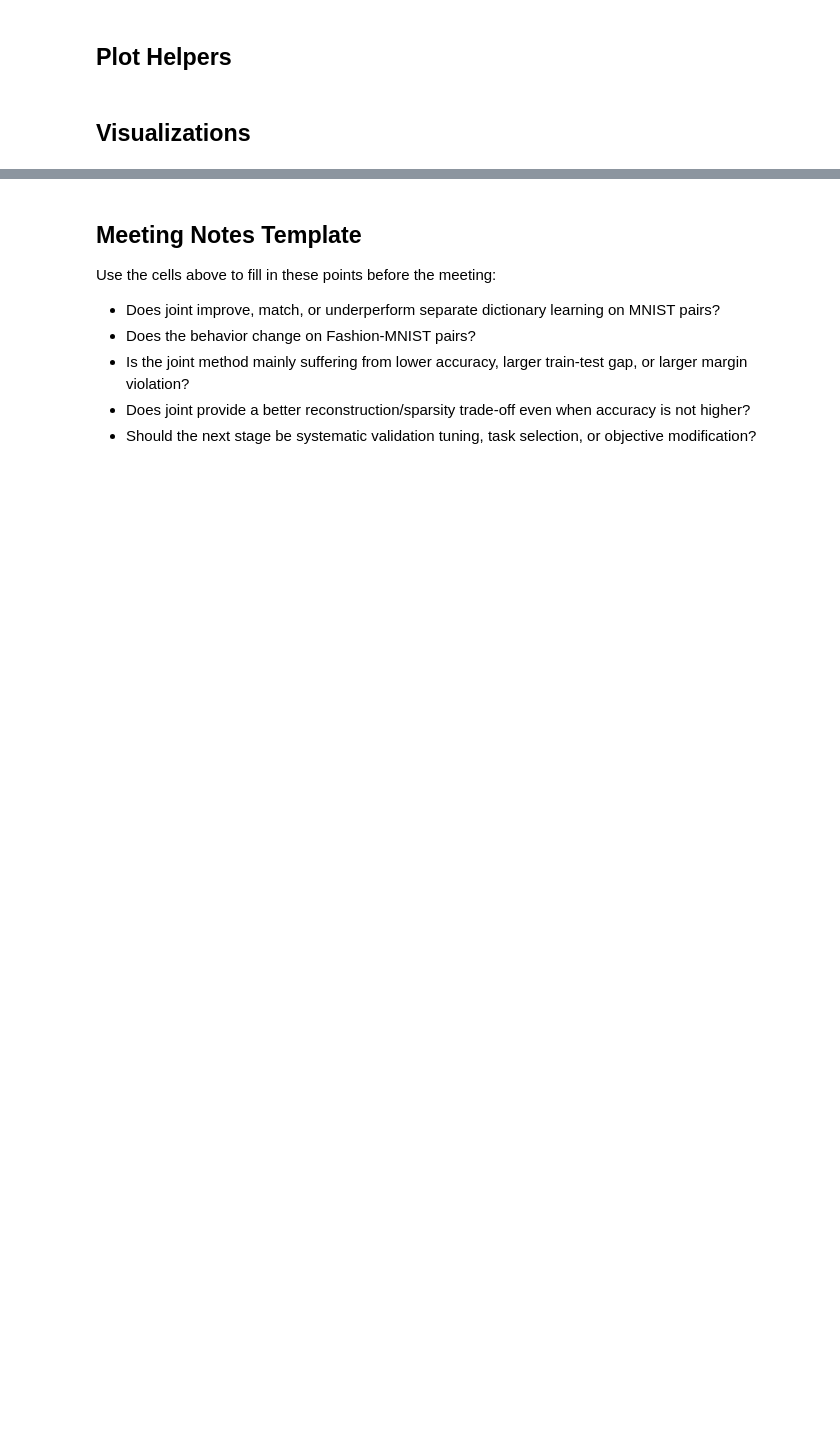
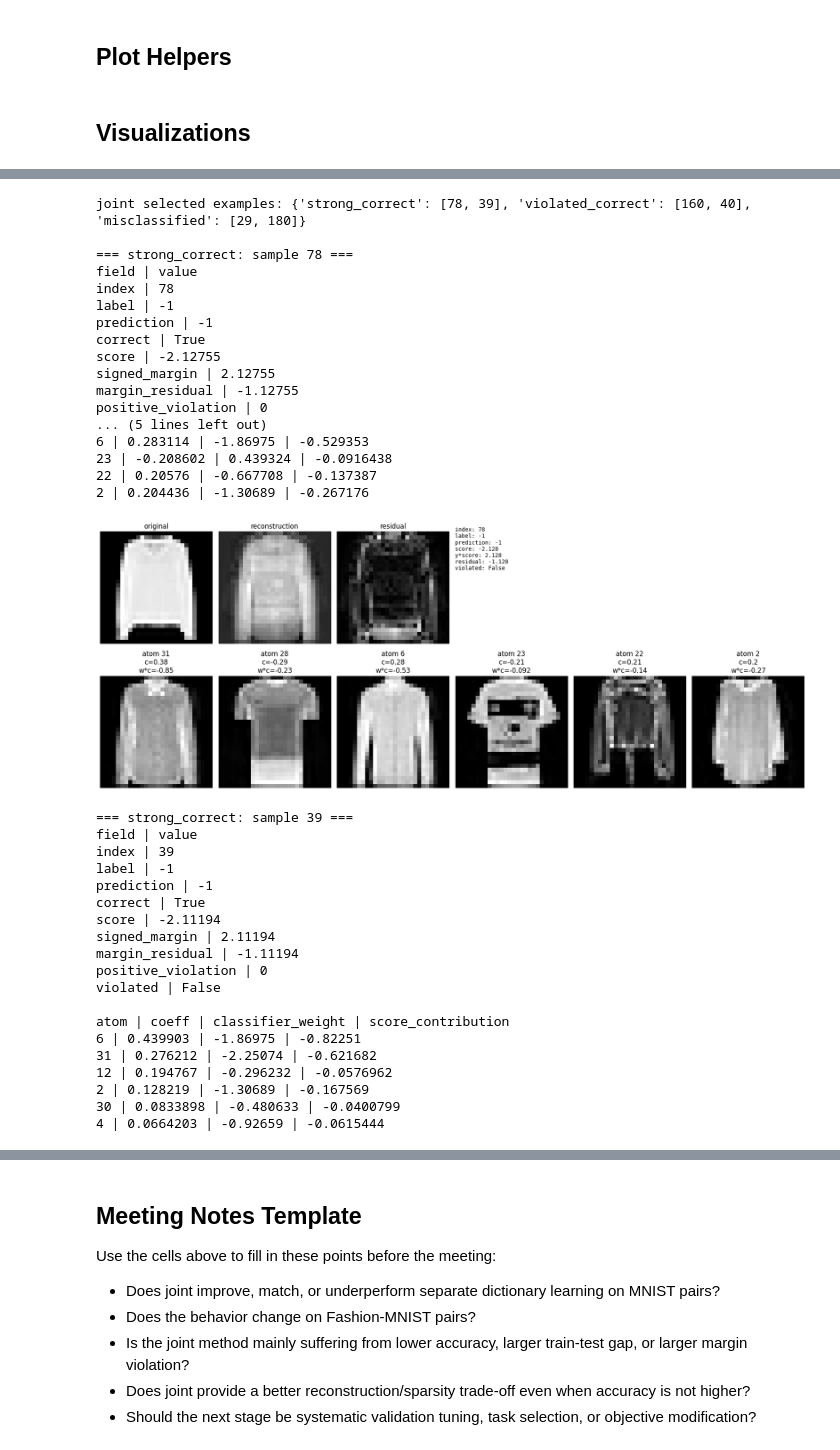
Before and after one commit to ccchloe510/FYP, a Jupyter notebook: notebooks/07_multi_pair_results.ipynb, the cells around one changed output, grey strips where cells are left out. Drawn from its saved outputs; the diff is of its cells as text; code cells hidden in the pictures; blank space fills up the shorter version.

```diff
--- a/notebooks/07_multi_pair_results.ipynb
+++ b/notebooks/07_multi_pair_results.ipynb
@@ -303,0 +392,59 @@ plt.show()
+# %%
+joint_diag_e = margin_diagnostics(joint_C_test_e, y_test_e, joint_params_e['w'], float(joint_params_e['b']))
+selected_examples = select_representative_indices(joint_diag_e, max_per_group=2)
+print('joint selected examples:', {key: value.tolist() for key, value in selected_examples.items()})
+
+for group_name, indices in selected_examples.items():
+    for sample_idx in indices:
+        explanation = sample_explanation(
+            X_test_e,
+            joint_params_e['D'],
+            joint_C_test_e,
+            y_test_e,
+            joint_params_e['w'],
+            float(joint_params_e['b']),
+            int(sample_idx),
+            top_k=6,
+        )
+        print(f'\n=== {group_name}: sample {int(sample_idx)} ===')
+        print(format_sample_explanation(explanation))
+        plot_sample_explanation(explanation, joint_params_e['D'], top_k=6)
+        plt.show()
+# %% [output]
+joint selected examples: {'strong_correct': [78, 39], 'violated_correct': [160, 40], 'misclassified': [29, 180]}
+
+=== strong_correct: sample 78 ===
+field | value
+index | 78
+label | -1
+prediction | -1
+correct | True
+score | -2.12755
+signed_margin | 2.12755
+margin_residual | -1.12755
+positive_violation | 0
+... (5 lines left out)
+6 | 0.283114 | -1.86975 | -0.529353
+23 | -0.208602 | 0.439324 | -0.0916438
+22 | 0.20576 | -0.667708 | -0.137387
+2 | 0.204436 | -1.30689 | -0.267176
+[figure, added]
+=== strong_correct: sample 39 ===
+field | value
+index | 39
+label | -1
+prediction | -1
+correct | True
+score | -2.11194
+signed_margin | 2.11194
+margin_residual | -1.11194
+positive_violation | 0
+violated | False
+
+atom | coeff | classifier_weight | score_contribution
+6 | 0.439903 | -1.86975 | -0.82251
+31 | 0.276212 | -2.25074 | -0.621682
+12 | 0.194767 | -0.296232 | -0.0576962
+2 | 0.128219 | -1.30689 | -0.167569
+30 | 0.0833898 | -0.480633 | -0.0400799
+4 | 0.0664203 | -0.92659 | -0.0615444
```
Also changed, not shown: parts of 9 cells of this notebook, 9 other files.
